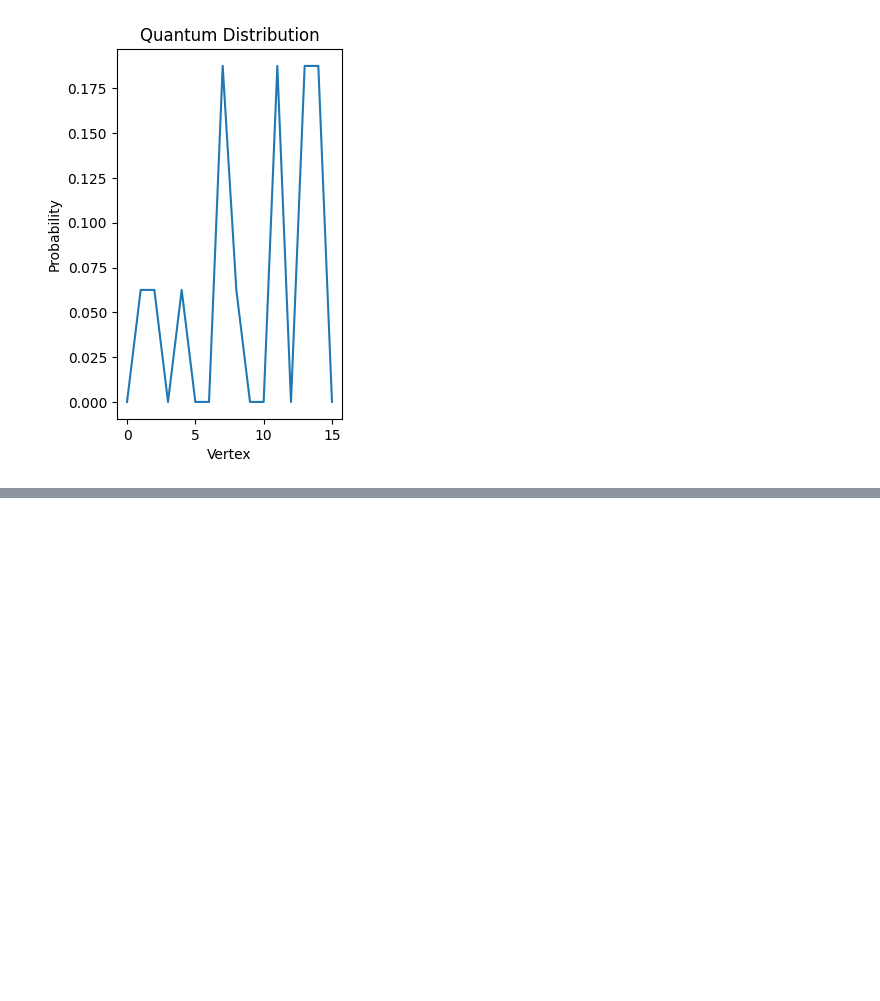
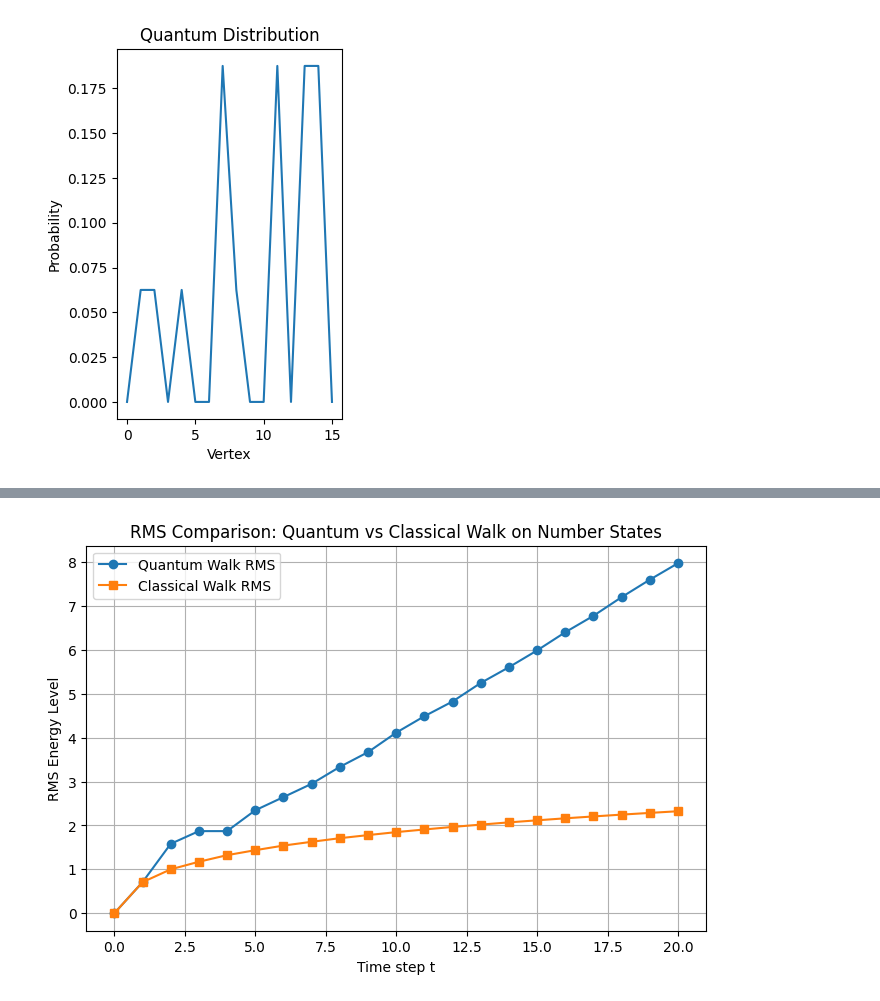
Before and after one commit to AryanAAB/Planckd2025-aryanbansal310, a Jupyter notebook: code/QuantumAlgoTrack.ipynb, the cells around one changed output, grey strips where cells are left out. Saved outputs shown, nothing was run; the diff lists cells and outputs as text; code cells hidden in the pictures; blank space fills up the shorter version.

```diff
--- a/code/QuantumAlgoTrack.ipynb
+++ b/code/QuantumAlgoTrack.ipynb
@@ -538,0 +648,15 @@ plt.show()
+# %%
+# -------------------
+# Plot RMS Comparison
+# -------------------
+plt.figure(figsize=(8,5))
+plt.plot(range(t_max+1), RMS_quantum, 'o-', label='Quantum Walk RMS')
+plt.plot(range(t_max+1), RMS_classical, 's-', label='Classical Walk RMS')
+plt.xlabel('Time step t')
+plt.ylabel('RMS Energy Level')
+plt.title('RMS Comparison: Quantum vs Classical Walk on Number States')
+plt.grid(True)
+plt.legend()
+plt.show()
+# %% [output]
+[figure, added]
```
Also changed, not shown: parts of 13 cells of this notebook, 6 other files.
